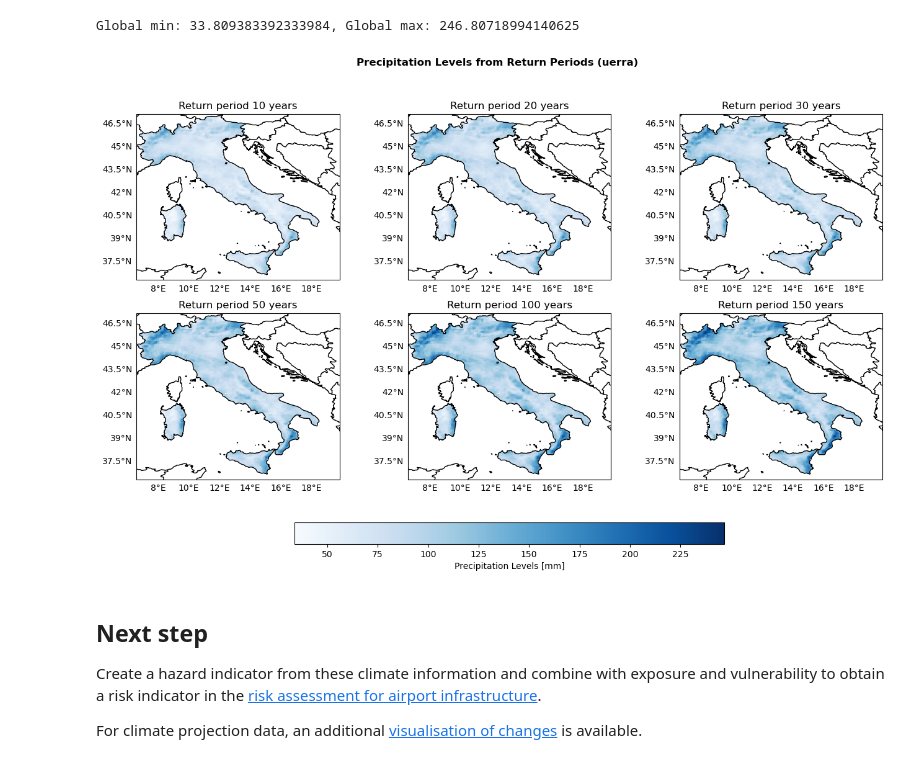
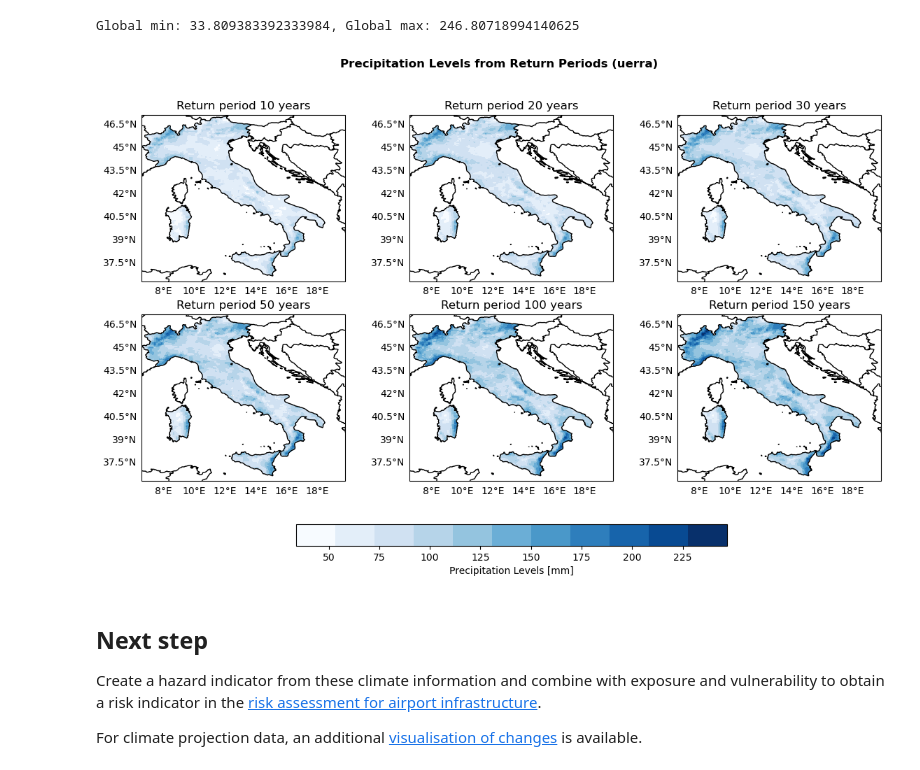
Before and after one commit to CLIMAAX/MULTI, a Jupyter notebook: 01_Infrastructure_heat_precipitation/Hazard_indicators_plot.ipynb, the cells around one changed output. Cells and saved outputs as stored; diff of their text form; code cells hidden in the pictures.

```diff
--- a/01_Infrastructure_heat_precipitation/Hazard_indicators_plot.ipynb
+++ b/01_Infrastructure_heat_precipitation/Hazard_indicators_plot.ipynb
@@ -71,11 +71,11 @@ print(f"Global min: {global_min_NumbDays}, Global max: {global_max_NumbDays}")
 # %% [output]
 Global min: 0.0, Global max: 54.8
 # %%
-fig, axs = plt.subplots(nrows=1, ncols=3, figsize=(16, 5), subplot_kw={'projection': ccrs.PlateCarree()})
+fig, axs = plt.subplots(nrows=1, ncols=3, figsize=(14, 4.5), subplot_kw={'projection': ccrs.PlateCarree()})
 fig.suptitle(f'Number of Days above Maximum Temperature Exceeded ({dataset_label})', fontweight='bold')
 
 plot_kwargs = {
-    'cmap': 'Reds',
+    'cmap': plt.get_cmap('Reds', 11),
     'vmin': global_min_NumbDays,
     'vmax': global_max_NumbDays,
     'transform': ccrs.PlateCarree()
@@ -115,7 +115,7 @@ fig, axs = plt.subplots(nrows=1, ncols=2, figsize=(11, 5), subplot_kw={'projecti
 fig.suptitle(f'Maximum Temperature ({dataset_label})', fontweight='bold')
 
 plot_kwargs = {
-    'cmap': 'Reds',
+    'cmap': plt.get_cmap('Reds', 11),
     'vmin': global_min_TempPercentile,
     'vmax': global_max_TempPercentile,
     'transform': ccrs.PlateCarree()
@@ -155,7 +155,7 @@ fig, axs = plt.subplots(nrows=1, ncols=3, figsize=(16, 5), subplot_kw={'projecti
 fig.suptitle(f'Percentile of Extreme Precipitation ({dataset_label})', fontweight='bold')
 
 plot_kwargs = {
-    'cmap': 'Blues',
+    'cmap': plt.get_cmap('Blues', 11),
     'vmin': global_min_PrecipPercentile,
     'vmax': global_max_PrecipPercentile,
     'transform': ccrs.PlateCarree()
@@ -184,25 +184,25 @@ print(f"Global min: {global_min_ReturnPeriod}, Global max: {global_max_ReturnPer
 # %% [output]
 Global min: 33.809383392333984, Global max: 246.80718994140625
 # %%
-fig, axs = plt.subplots(nrows=2, ncols=3, figsize=(16, 9), subplot_kw={'projection': ccrs.PlateCarree()})
+fig, axs = plt.subplots(nrows=2, ncols=3, figsize=(14, 8), subplot_kw={'projection': ccrs.PlateCarree()})
 fig.suptitle(f'Precipitation Levels from Return Periods ({dataset_label})', fontweight='bold')
 
 plot_kwargs = {
-    'cmap': 'Blues',
+    'cmap': plt.get_cmap('Blues', 11),
     'vmin': global_min_ReturnPeriod,
     'vmax': global_max_ReturnPeriod,
     'transform': ccrs.PlateCarree()
 }
 for ax, period in zip(axs.flatten(), return_periods):
     configure_map(ax, title=f'Return period {period} years')
     da = return_ds[f"return_period_{period}_y"]
     im = ax.pcolormesh(da['longitude'], da['latitude'], da.values, **plot_kwargs)
 
 fig.colorbar(im, ax=axs, orientation='horizontal', fraction=0.05, pad=0.1, label='Precipitation Levels [mm]')
 
 fig.savefig(os.path.join(output_maps, "returnPeriod_comparison.png"))
 # %% [output]
-[figure, old version]
+[figure, new version]
 # %% [markdown]
 ## Next step
 
```
Also changed, not shown: parts of 1 cell of this notebook, 1 other file.
